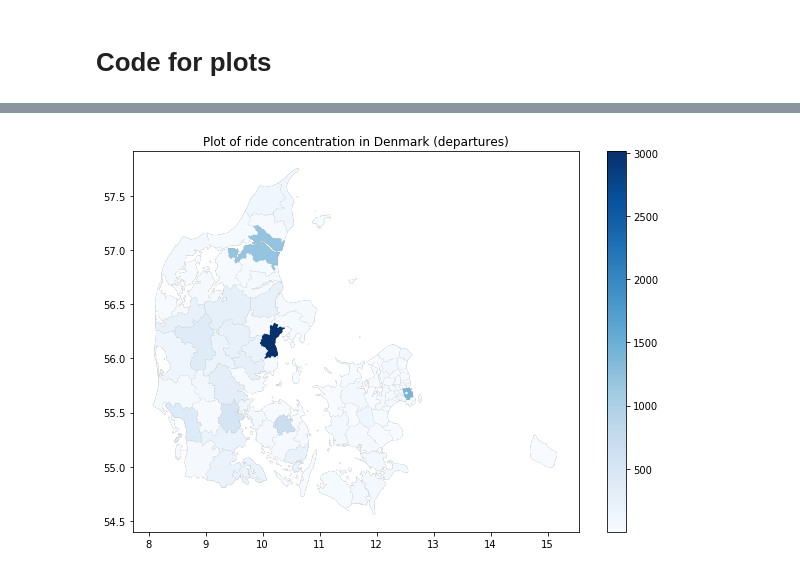
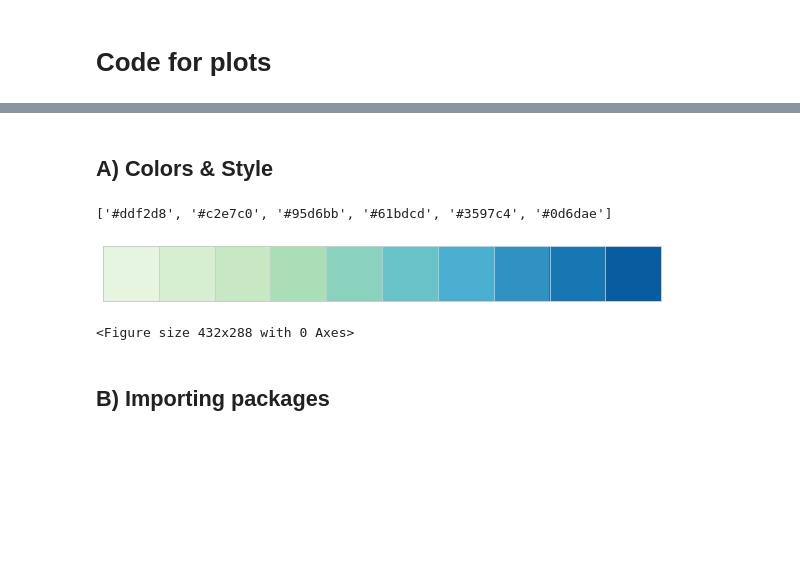
Before and after one commit to VictoriaHundevad/Social-Data-Science-Group-8, a Jupyter notebook: Plot code.ipynb, the cells around one changed output, grey strips where cells are left out. Drawn from its saved outputs; the diff is of its cells as text; code cells hidden in the pictures; blank space fills up the shorter version.

```diff
--- a/Plot code.ipynb
+++ b/Plot code.ipynb
@@ -125,10 +2,0 @@ ride_num
-# %%
-fig, ax = plt.subplots(1, figsize=(10,7))
-base = shp.plot(ax=ax, color='gray')
-#gdf.plot(ax=base, marker="o", markersize=5, alpha=0.5)
-lima_bank_num.plot(ax=base, column='ride_num', cmap='Blues', alpha=1, legend=True)
-ax.set_title("Ride concentration in Denmark (departures)")
-leg = ax.get_legend()
-fig.saveplot('geoplot_departures')
-# %% [output]
-[figure, removed]
@@ -136,0 +3,16 @@ fig.saveplot('geoplot_departures')
+# %% [markdown]
+## A) Colors & Style
+# %%
+sns.palplot(sns.color_palette("GnBu", 10))
+pal = sns.color_palette("GnBu")
+pal.as_hex()
+# %% [output]
+['#ddf2d8', '#c2e7c0', '#95d6bb', '#61bdcd', '#3597c4', '#0d6dae']
+[figure, added]
+# %%
+sns.set_style('whitegrid')
+sns.despine(left=True, top=True, right=True, bottom=False)
+# %% [output]
+<Figure size 432x288 with 0 Axes>
+# %% [markdown]
+## B) Importing packages
```
Also changed, not shown: parts of 51 cells of this notebook.
